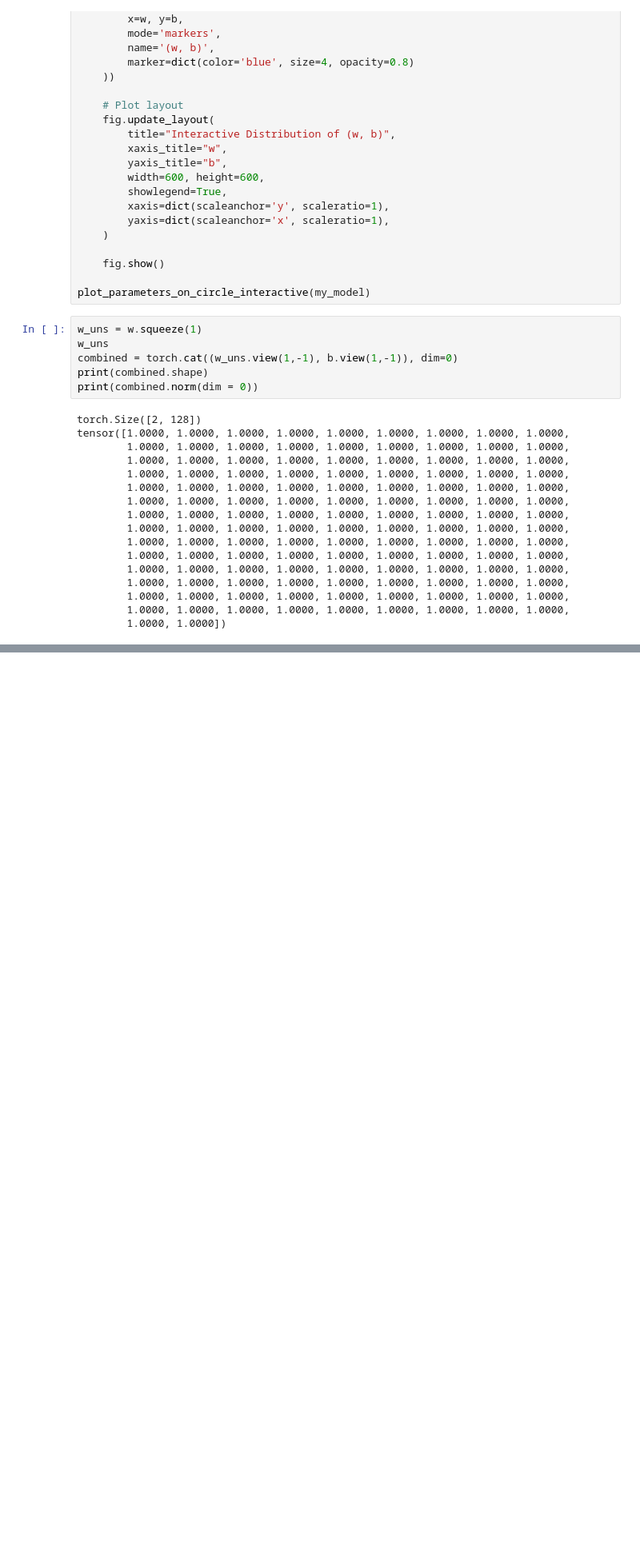
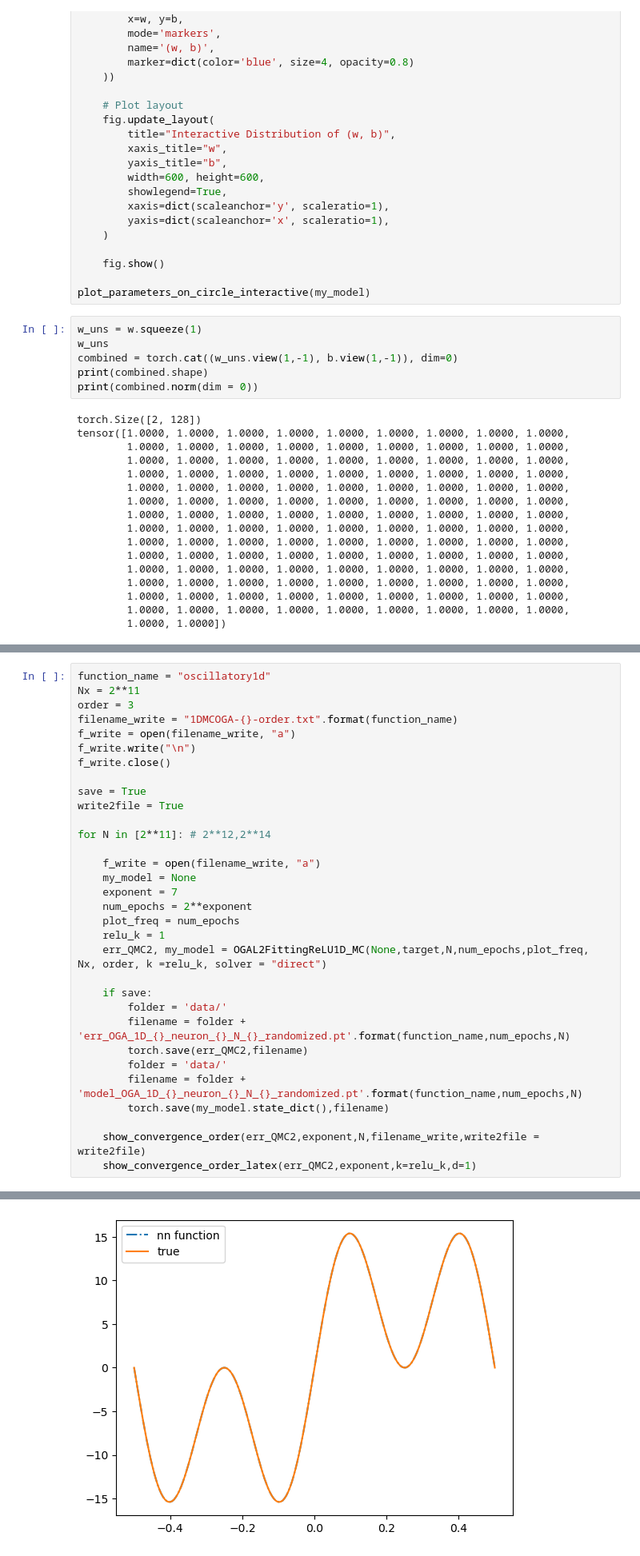
Before and after one commit to georgexxu/RandomizedOGA, a Jupyter notebook: L2minimization/OGA1dArctanExample.ipynb, the cells around one changed output, grey strips where cells are left out. Shown: that part at 80% size. Cells and saved outputs as stored; diff of their text form; blank space fills up the shorter version.

```diff
--- a/L2minimization/OGA1dArctanExample.ipynb
+++ b/L2minimization/OGA1dArctanExample.ipynb
@@ -765,0 +764,33 @@ def target(x):
+# %%
+function_name = "oscillatory1d"
+Nx = 2**11
+order = 3
+filename_write = "1DMCOGA-{}-order.txt".format(function_name)
+f_write = open(filename_write, "a")
+f_write.write("\n")
+f_write.close()
+
+save = True
+write2file = True
+
+for N in [2**11]: # 2**12,2**14
+
+    f_write = open(filename_write, "a")
+    my_model = None
+    exponent = 7
+    num_epochs = 2**exponent
+    plot_freq = num_epochs
+    relu_k = 1
+    err_QMC2, my_model = OGAL2FittingReLU1D_MC(None,target,N,num_epochs,plot_freq, Nx, order, k =relu_k, solver = "direct")
+
+    if save:
+        folder = 'data/'
+        filename = folder + 'err_OGA_1D_{}_neuron_{}_N_{}_randomized.pt'.format(function_name,num_epochs,N)
+        torch.save(err_QMC2,filename)
+        folder = 'data/'
+        filename = folder + 'model_OGA_1D_{}_neuron_{}_N_{}_randomized.pt'.format(function_name,num_epochs,N)
+        torch.save(my_model.state_dict(),filename)
+
+    show_convergence_order(err_QMC2,exponent,N,filename_write,write2file = write2file)
+    show_convergence_order_latex(err_QMC2,exponent,k=relu_k,d=1)
+# %% [output]
@@ -765,0 +814 @@ def target(x):
+[figure, added]
```
Also changed, not shown: parts of 7 cells of this notebook, 4 other files.
